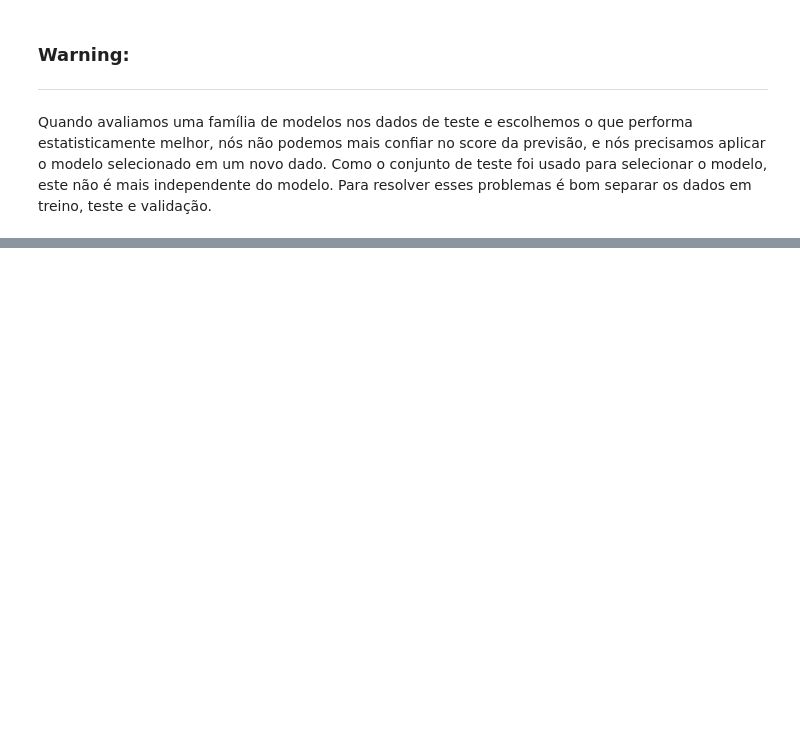
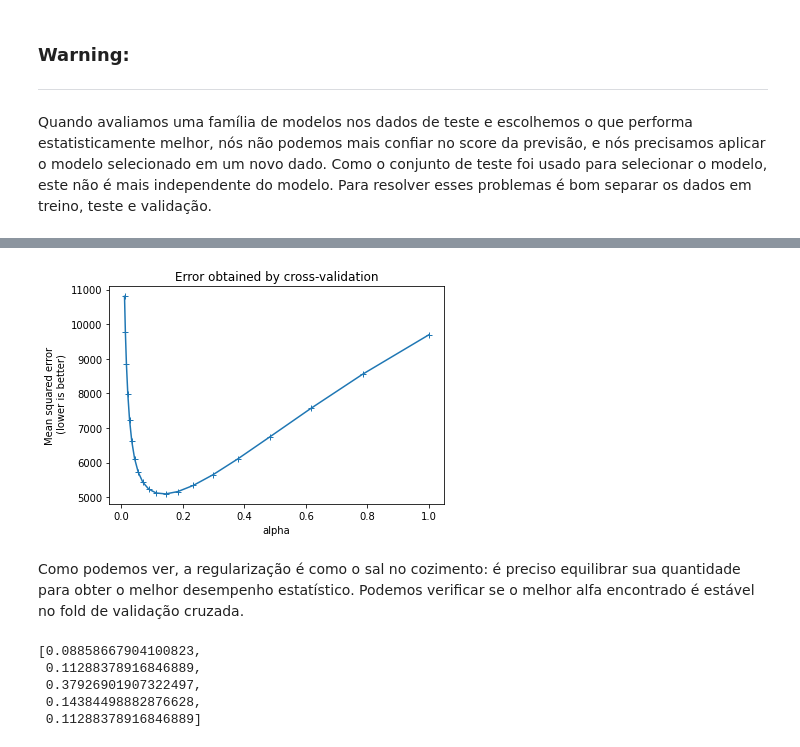
Before and after one commit to FabioCLima/python-projects, a Jupyter notebook: Machine_Learning/ML-scikit/california-houses/housing_predictive_model.ipynb, the cells around one changed output, grey strips where cells are left out. Drawn from its saved outputs; the diff is of its cells as text; code cells hidden in the pictures; blank space fills up the shorter version.

```diff
--- a/Machine_Learning/ML-scikit/california-houses/housing_predictive_model.ipynb
+++ b/Machine_Learning/ML-scikit/california-houses/housing_predictive_model.ipynb
@@ -592,0 +889,15 @@ Quando avaliamos uma família de modelos nos dados de teste e escolhemos o que p
+# %%
+import numpy as np
+from sklearn.linear_model import RidgeCV
+
+alphas = np.logspace(-2, 0, num=20)
+ridge = make_pipeline(PolynomialFeatures(degree=2), StandardScaler(),
+                      RidgeCV(alphas=alphas, store_cv_values=True))
+# %%
+from sklearn.model_selection import ShuffleSplit
+
+cv = ShuffleSplit(n_splits=5, random_state=1)
+cv_results = cross_validate(ridge, data, target,
+                            cv=cv, scoring="neg_mean_squared_error",
+                            return_train_score=True,
+                            return_estimator=True, n_jobs=2)
@@ -592,0 +922,5 @@ Quando avaliamos uma família de modelos nos dados de teste e escolhemos o que p
+# %%
+mse_alphas = [est[-1].cv_values_.mean(axis=0)
+              for est in cv_results["estimator"]]
+cv_alphas = pd.DataFrame(mse_alphas, columns=alphas)
+cv_alphas
@@ -592,0 +934,18 @@ Quando avaliamos uma família de modelos nos dados de teste e escolhemos o que p
+# %%
+cv_alphas.mean(axis=0).plot(marker="+")
+plt.ylabel("Mean squared error\n (lower is better)")
+plt.xlabel("alpha")
+_ = plt.title("Error obtained by cross-validation")
+# %% [output]
+[figure, added]
+# %% [markdown]
+Como podemos ver, a regularização é como o sal no cozimento: é preciso equilibrar sua quantidade para obter o melhor desempenho estatístico. Podemos verificar se o melhor alfa encontrado é estável no fold de validação cruzada.
+# %%
+best_alphas = [est[-1].alpha_ for est in cv_results["estimator"]]
+best_alphas
+# %% [output]
+[0.08858667904100823,
+ 0.11288378916846889,
+ 0.37926901907322497,
+ 0.14384498882876628,
+ 0.11288378916846889]
```
Also changed, not shown: parts of 61 cells of this notebook, 10 other files.
